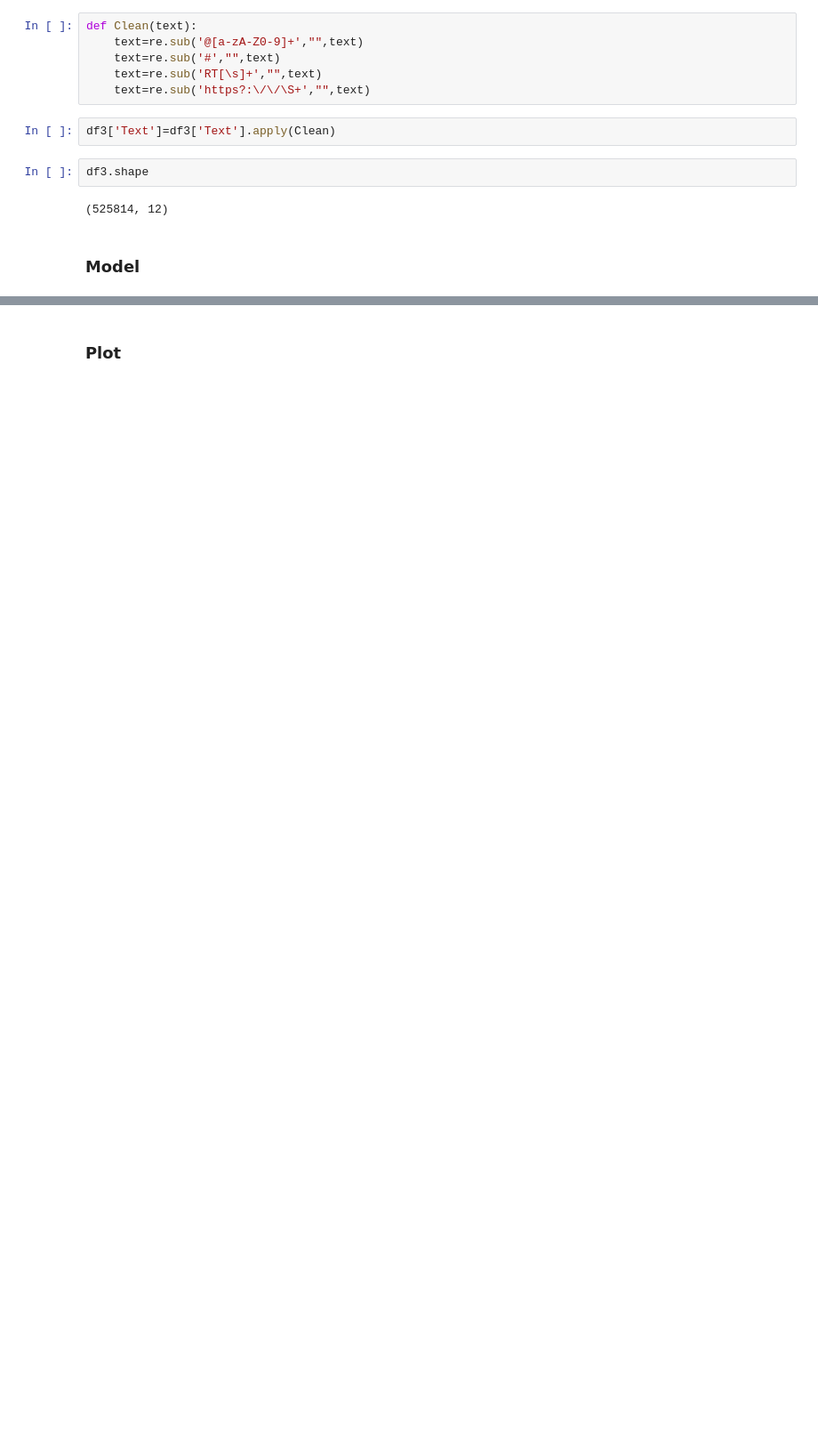
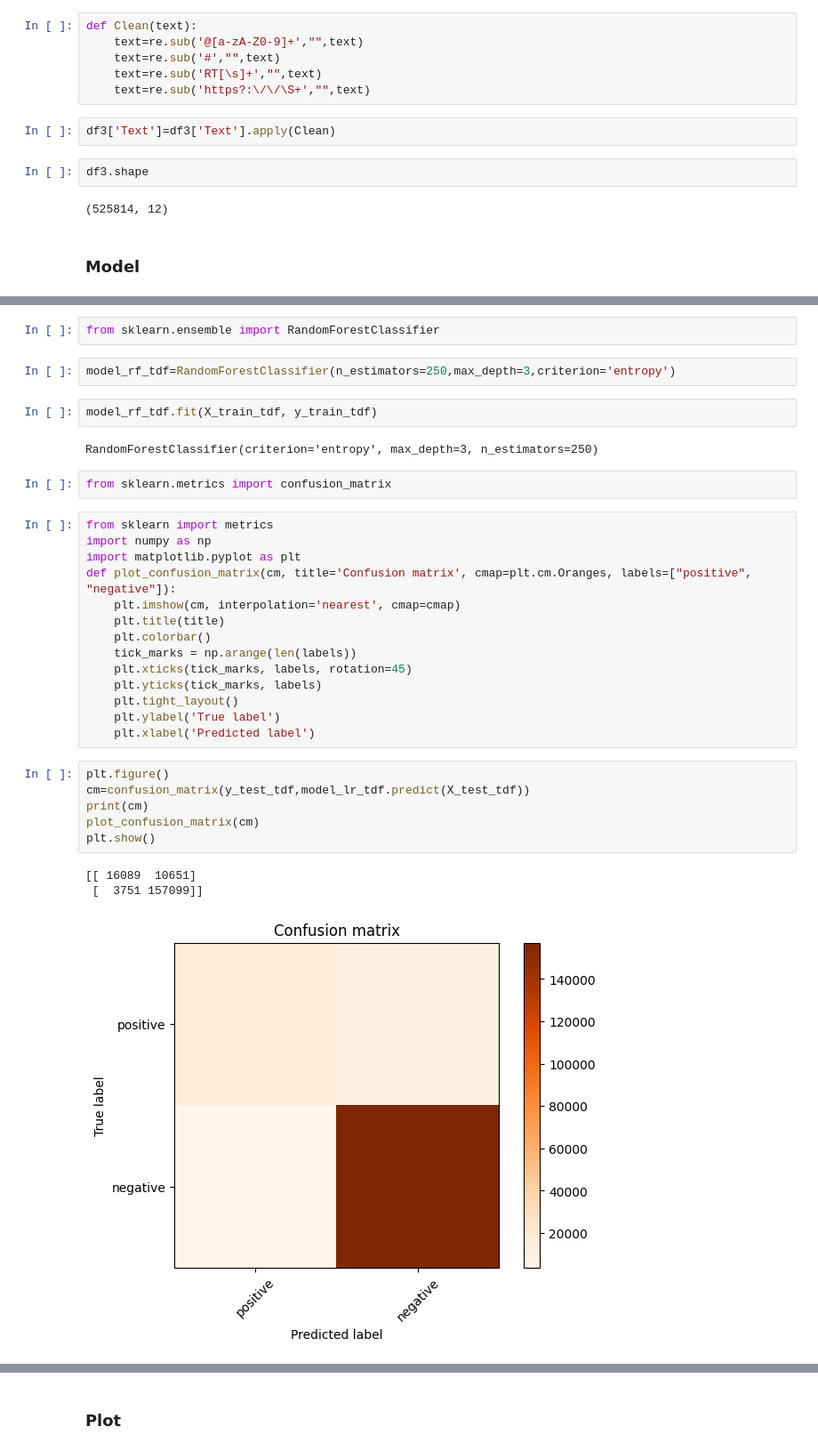
Before and after one commit to Shivamdeloitte/repo15, a Jupyter notebook: SentimentAnalysis.ipynb, the cells around one changed output, grey strips where cells are left out. Shown at 89% size. Drawn from its saved outputs; the diff is of its cells as text; blank space fills up the shorter version.

```diff
--- a/SentimentAnalysis.ipynb
+++ b/SentimentAnalysis.ipynb
@@ -159,0 +266,34 @@ df3.shape
+# %%
+from sklearn.ensemble import RandomForestClassifier
+# %%
+model_rf_tdf=RandomForestClassifier(n_estimators=250,max_depth=3,criterion='entropy')
+# %%
+model_rf_tdf.fit(X_train_tdf, y_train_tdf)
+# %% [output]
+RandomForestClassifier(criterion='entropy', max_depth=3, n_estimators=250)
+# %%
+from sklearn.metrics import confusion_matrix
+# %%
+from sklearn import metrics
+import numpy as np
+import matplotlib.pyplot as plt
+def plot_confusion_matrix(cm, title='Confusion matrix', cmap=plt.cm.Oranges, labels=["positive", "negative"]):
+    plt.imshow(cm, interpolation='nearest', cmap=cmap)
+    plt.title(title)
+    plt.colorbar()
+    tick_marks = np.arange(len(labels))
+    plt.xticks(tick_marks, labels, rotation=45)
+    plt.yticks(tick_marks, labels)
+    plt.tight_layout()
+    plt.ylabel('True label')
+    plt.xlabel('Predicted label')
+# %%
+plt.figure()
+cm=confusion_matrix(y_test_tdf,model_lr_tdf.predict(X_test_tdf))
+print(cm)
+plot_confusion_matrix(cm)
+plt.show()
+# %% [output]
+[[ 16089  10651]
+ [  3751 157099]]
+[figure, added]
```
Also changed, not shown: parts of 25 cells of this notebook.
